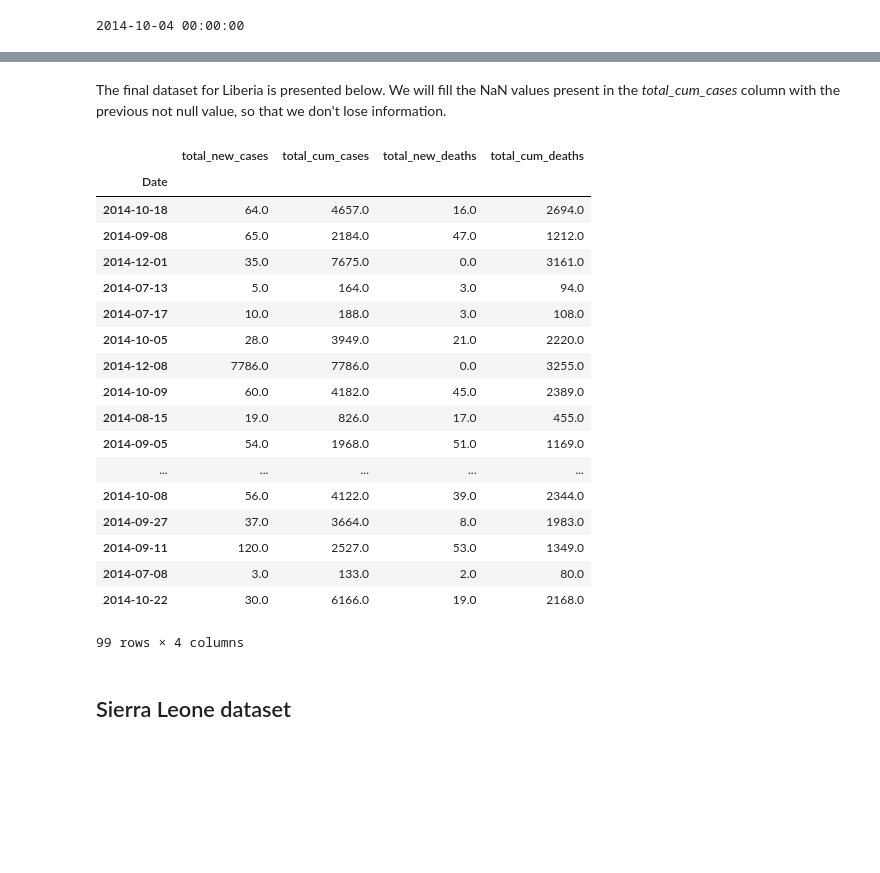
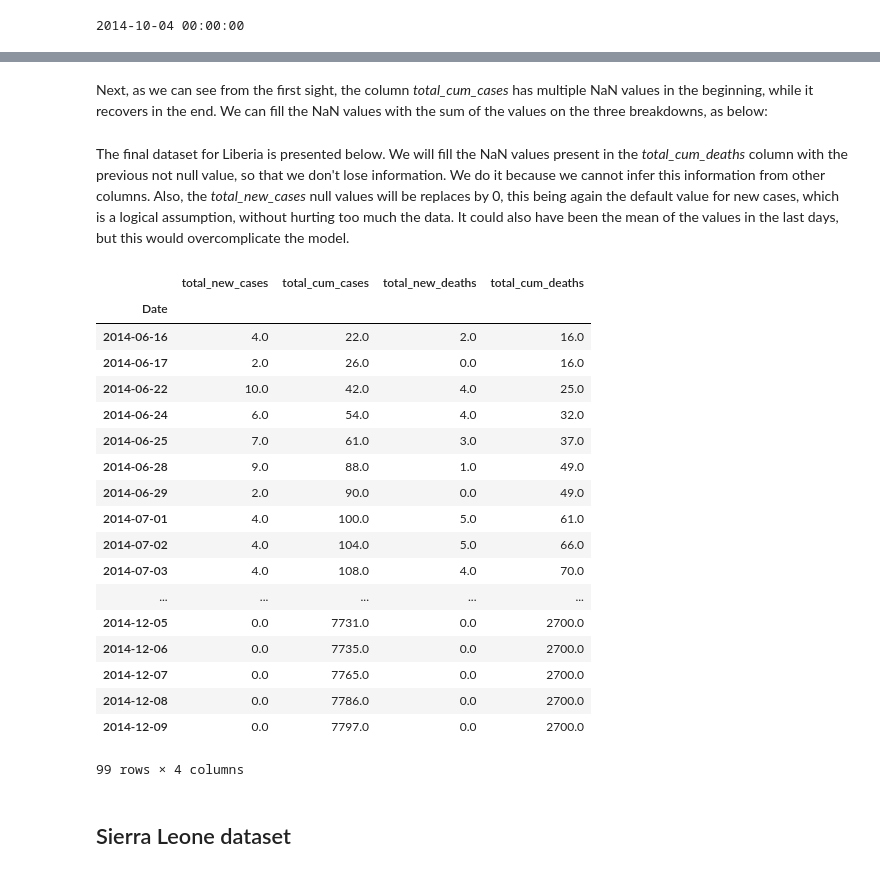
Before and after one commit to baetuc/ADA-CS-401, a Jupyter notebook: Homework 1.ipynb, the cells around one changed output, grey strips where cells are left out. Cells and saved outputs as stored; diff of their text form; code cells hidden in the pictures; blank space fills up the shorter version.

```diff
--- a/Homework 1.ipynb
+++ b/Homework 1.ipynb
@@ -40,8 +46,10 @@ def compute_desired_column_series(dataframe_list, desired_column):
     return pd.Series(values_list)
 # %%
 def load_country_data(country_folder, date_column, thousands_parse=False):
-    """Function that loads all the datasets for a specific country. Returns a list of DataFrame structures, each one of them for
-    a file under the folder defined by country_folder. """
+    """
+    Function that loads all the datasets for a specific country. Returns a list of DataFrame structures, each one of them for
+    a file under the folder defined by country_folder.
+    """
 
     results = [] # a list with the data frames for each file
     COUNTRY_FOLDER = os.path.join(DATA_FOLDER, 'ebola', country_folder)
@@ -445,0 +476,10 @@ dtype: float64
+# %%
+merged_liberia_dataframe.iloc[-6:, merged_liberia_dataframe.columns.get_loc('cum_cases_confirmed')] = merged_liberia_dataframe.iloc[-6:, merged_liberia_dataframe.columns.get_loc('new_cases_confirmed')]
+merged_liberia_dataframe.iloc[-6:, merged_liberia_dataframe.columns.get_loc('cum_cases_probables')] = merged_liberia_dataframe.iloc[-6:, merged_liberia_dataframe.columns.get_loc('new_cases_probable')]
+merged_liberia_dataframe.iloc[-6:, merged_liberia_dataframe.columns.get_loc('cum_cases_suspects')] = merged_liberia_dataframe.iloc[-6:, merged_liberia_dataframe.columns.get_loc('new_cases_suspects')]
+
+merged_liberia_dataframe.iloc[-6:, merged_liberia_dataframe.columns.get_loc('new_cases_confirmed')] = 0
+merged_liberia_dataframe.iloc[-6:, merged_liberia_dataframe.columns.get_loc('new_cases_probable')] = 0
+merged_liberia_dataframe.iloc[-6:, merged_liberia_dataframe.columns.get_loc('new_cases_suspects')] = 0
+
+merged_liberia_dataframe
@@ -445,0 +506,2 @@ dtype: float64
+# %% [markdown]
+Next, as we can see from the first sight, the column *total_cum_cases* has multiple NaN values in the beginning, while it recovers in the end. We can fill the NaN values with the sum of the values on the three breakdowns, as below:
@@ -446,42 +510,47 @@ dtype: float64
 # %% [markdown]
-The final dataset for Liberia is presented below. We will fill the NaN values present in the *total_cum_cases* column with the previous not null value, so that we don't lose information.
+The final dataset for Liberia is presented below. We will fill the NaN values present in the *total_cum_deaths* column with the previous not null value, so that we don't lose information. We do it because we cannot infer this information from other columns. Also, the *total_new_cases* null values will be replaces by 0, this being again the default value for new cases, which is a logical assumption, without hurting too much the data. It could also have been the mean of the values in the last days, but this would overcomplicate the model.
 # %%
+merged_liberia_dataframe['new_cases_suspects'] = merged_liberia_dataframe['new_cases_suspects'].fillna(0)
+merged_liberia_dataframe['new_cases_confirmed'] = merged_liberia_dataframe['new_cases_confirmed'].fillna(0)
+merged_liberia_dataframe['new_cases_probable'] = merged_liberia_dataframe['new_cases_probable'].fillna(0)
+
 merged_liberia_dataframe['total_new_cases'] = merged_liberia_dataframe.new_cases_suspects + merged_liberia_dataframe.new_cases_confirmed + merged_liberia_dataframe.new_cases_probable
-merged_liberia_dataframe['total_cum_cases'].fillna(merged_liberia_dataframe.cum_cases_suspects + merged_liberia_dataframe.cum_cases_confirmed + merged_liberia_dataframe.cum_cases_probables, inplace=True)
+
 
 merged_liberia_dataframe
 
 liberia_data = merged_liberia_dataframe[['total_new_cases', 'total_cum_cases', 'total_new_deaths', 'total_cum_deaths']].copy()
 
 # Replacing NaN in total_cum_deaths and total_cum_cases with the previous non-null value and in total_new_deaths and
 # total_new_cases with 0
 
 liberia_data['total_cum_deaths'] = liberia_data['total_cum_deaths'].fillna(method='bfill')
 liberia_data['total_cum_deaths'] = liberia_data['total_cum_deaths'].fillna(method='ffill')
 
 liberia_data['total_new_deaths'] = liberia_data['total_new_deaths'].fillna(0)
 liberia_data['total_new_cases'] = liberia_data['total_new_cases'].fillna(0)
 
+
 liberia_data
 # %% [output]
 |  | total_new_cases | total_cum_cases | total_new_deaths | total_cum_deaths |
 | Date |  |  |  |  |
-| 2014-10-18 | 64.0 | 4657.0 | 16.0 | 2694.0 |
-| 2014-09-08 | 65.0 | 2184.0 | 47.0 | 1212.0 |
-| 2014-12-01 | 35.0 | 7675.0 | 0.0 | 3161.0 |
-| 2014-07-13 | 5.0 | 164.0 | 3.0 | 94.0 |
-| 2014-07-17 | 10.0 | 188.0 | 3.0 | 108.0 |
-| 2014-10-05 | 28.0 | 3949.0 | 21.0 | 2220.0 |
-| 2014-12-08 | 7786.0 | 7786.0 | 0.0 | 3255.0 |
-| 2014-10-09 | 60.0 | 4182.0 | 45.0 | 2389.0 |
-| 2014-08-15 | 19.0 | 826.0 | 17.0 | 455.0 |
-| 2014-09-05 | 54.0 | 1968.0 | 51.0 | 1169.0 |
+| 2014-06-16 | 4.0 | 22.0 | 2.0 | 16.0 |
+| 2014-06-17 | 2.0 | 26.0 | 0.0 | 16.0 |
+| 2014-06-22 | 10.0 | 42.0 | 4.0 | 25.0 |
+| 2014-06-24 | 6.0 | 54.0 | 4.0 | 32.0 |
+| 2014-06-25 | 7.0 | 61.0 | 3.0 | 37.0 |
+| 2014-06-28 | 9.0 | 88.0 | 1.0 | 49.0 |
+| 2014-06-29 | 2.0 | 90.0 | 0.0 | 49.0 |
+| 2014-07-01 | 4.0 | 100.0 | 5.0 | 61.0 |
+| 2014-07-02 | 4.0 | 104.0 | 5.0 | 66.0 |
+| 2014-07-03 | 4.0 | 108.0 | 4.0 | 70.0 |
 | ... | ... | ... | ... | ... |
-| 2014-10-08 | 56.0 | 4122.0 | 39.0 | 2344.0 |
-| 2014-09-27 | 37.0 | 3664.0 | 8.0 | 1983.0 |
-| 2014-09-11 | 120.0 | 2527.0 | 53.0 | 1349.0 |
-| 2014-07-08 | 3.0 | 133.0 | 2.0 | 80.0 |
-| 2014-10-22 | 30.0 | 6166.0 | 19.0 | 2168.0 |
+| 2014-12-05 | 0.0 | 7731.0 | 0.0 | 2700.0 |
+| 2014-12-06 | 0.0 | 7735.0 | 0.0 | 2700.0 |
+| 2014-12-07 | 0.0 | 7765.0 | 0.0 | 2700.0 |
+| 2014-12-08 | 0.0 | 7786.0 | 0.0 | 2700.0 |
+| 2014-12-09 | 0.0 | 7797.0 | 0.0 | 2700.0 |
 99 rows × 4 columns
 # %% [markdown]
 ## Sierra Leone dataset
```
Also changed, not shown: parts of 55 cells of this notebook.
